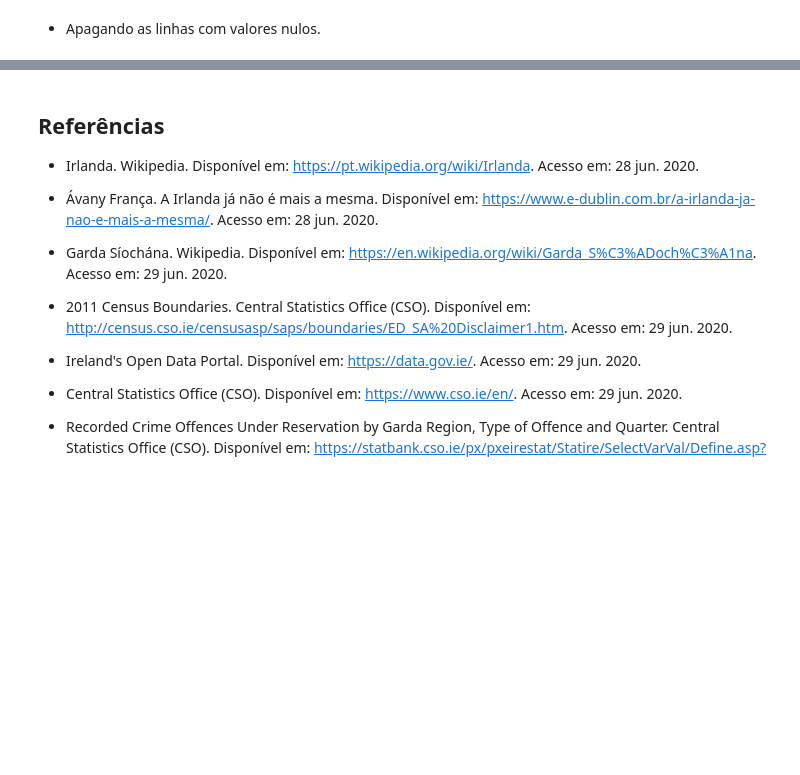
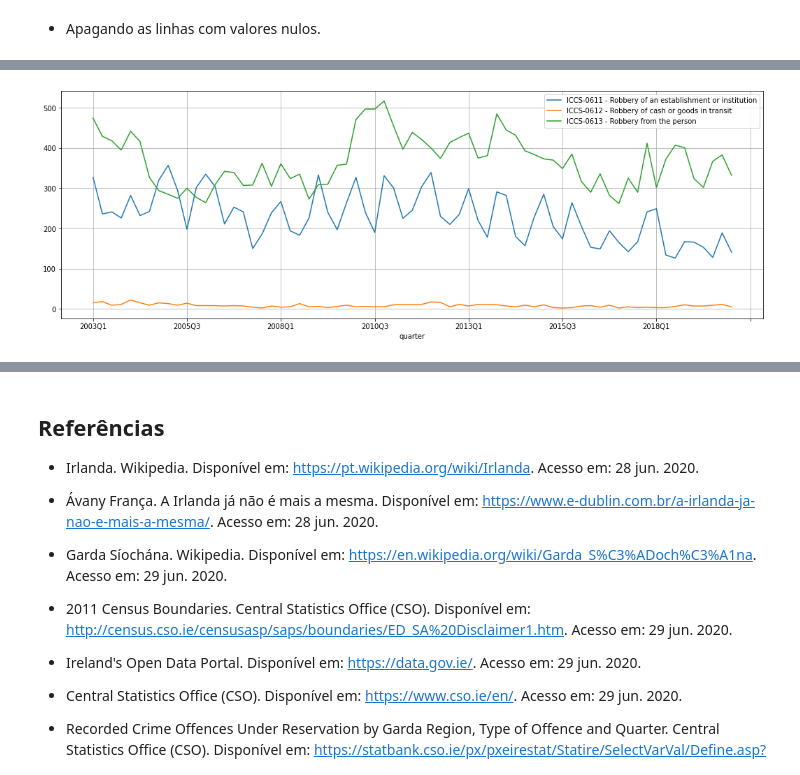
Before and after one commit to gustavopierre/data_science_portfolio, a Jupyter notebook: Um_Passo_a_Passo_Para_Analise_Crimes_na_Irlanda.ipynb, the cells around one changed output, grey strips where cells are left out. Saved outputs shown, nothing was run; the diff lists cells and outputs as text; code cells hidden in the pictures; blank space fills up the shorter version.

```diff
--- a/Um_Passo_a_Passo_Para_Analise_Crimes_na_Irlanda.ipynb
+++ b/Um_Passo_a_Passo_Para_Analise_Crimes_na_Irlanda.ipynb
@@ -267,0 +370,4 @@ new_df.shape[0]
+# %%
+print(f'Quantidade de registros antes: {new_df.shape[0]}')
+new_df = new_df.dropna()
+print(f'Quantidade de registros depois: {new_df.shape[0]}')
@@ -267,0 +395,7 @@ new_df.shape[0]
+# %%
+#print(f'Antes:  {new_df.division.to_list()[:3]} ...\n{new_df.division.to_list()[-3:]}')
+print(f'Antes:  {new_df.division.unique()}')
+for index, row in new_df.iterrows():
+   new_df.loc[index,'division'] = row['division'][4:-15].replace('.','').replace('ern',' ').strip()
+#print(f'\nDepois:  {new_df.division.to_list()[:3]} ...\n{new_df.division.to_list()[-3:]}')
+print(f'\nDepois:  {new_df.division.unique()}')
@@ -267,0 +430,3 @@ new_df.shape[0]
+# %%
+robbery = [x  for x in new_df.columns.to_list() if '061' in x]
+robbery
@@ -267,0 +439,3 @@ new_df.shape[0]
+# %%
+grouped_keys = new_df[robbery].groupby(new_df['quarter'])
+grouped_keys.sum().head()
@@ -267,0 +450,4 @@ new_df.shape[0]
+# %%
+graph = grouped_keys.sum().plot(figsize=(18, 6), grid=True)
+# %% [output]
+[figure, added]
```
Also changed, not shown: parts of 54 cells of this notebook.
